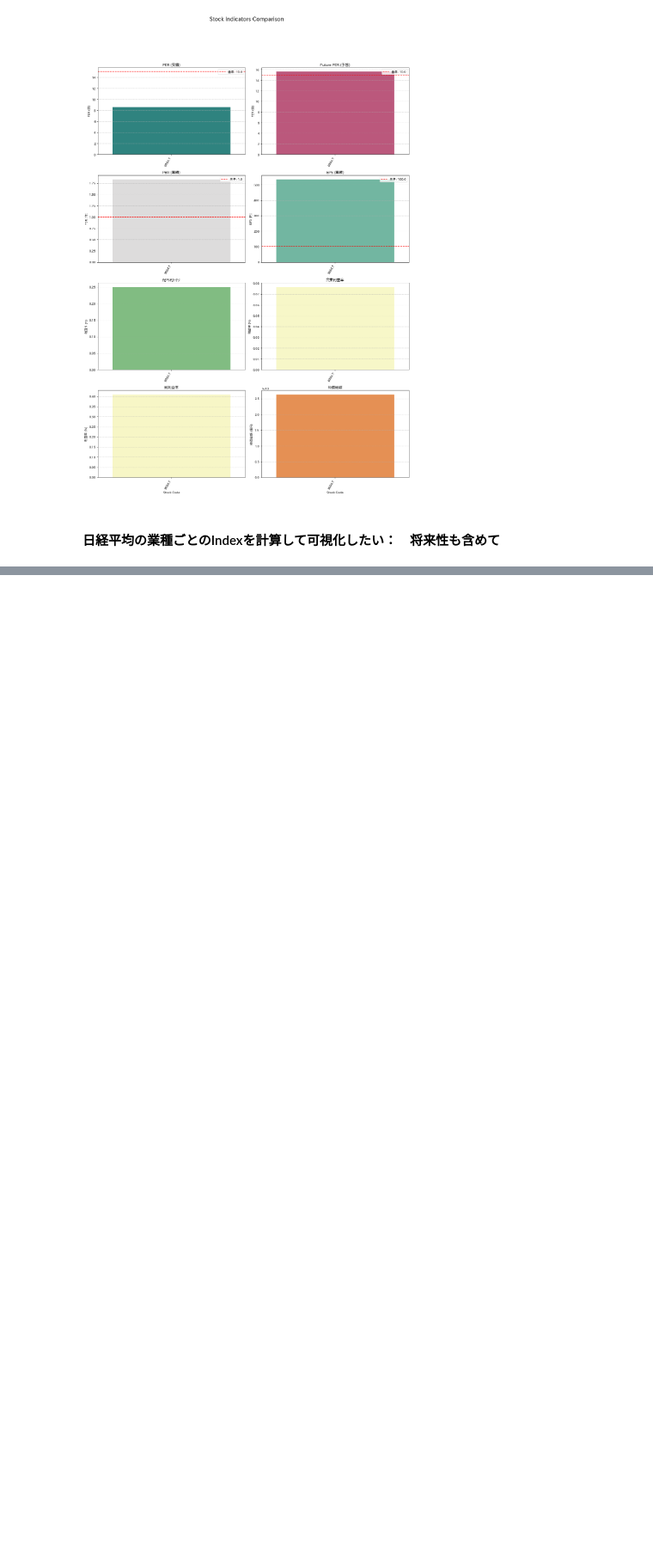
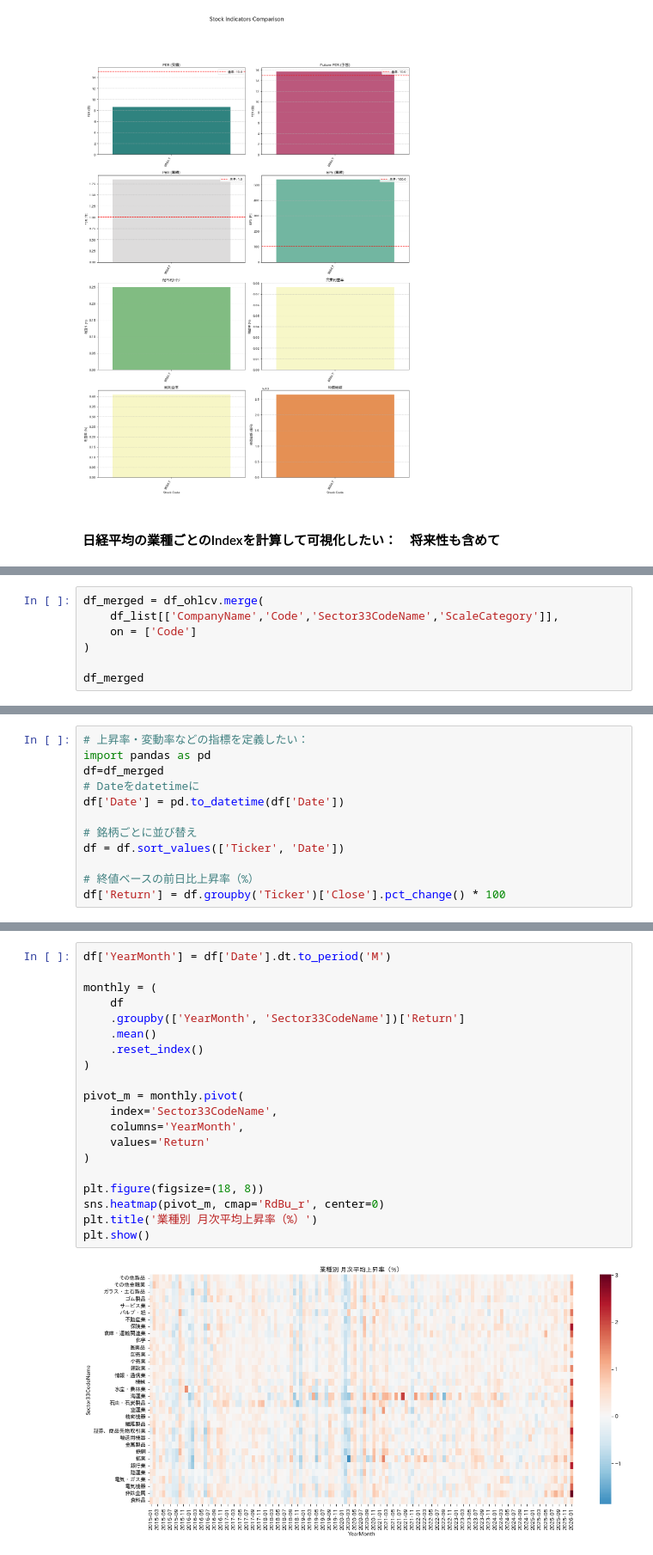
Before and after one commit to Kazuki-Yoshizawa7/Kazuki_module, a Jupyter notebook: Yfinance/02_yfinance.ipynb, the cells around one changed output, grey strips where cells are left out. Shown at 86% size. Cells and saved outputs as stored; diff of their text form; blank space fills up the shorter version.

```diff
--- a/Yfinance/02_yfinance.ipynb
+++ b/Yfinance/02_yfinance.ipynb
@@ -31,0 +159,7 @@ nikkei = yf.download("^N225", start="2020-01-01", end="2025-12-31")
+# %%
+df_merged = df_ohlcv.merge(
+    df_list[['CompanyName','Code','Sector33CodeName','ScaleCategory']],
+    on = ['Code']
+)
+
+df_merged
@@ -31,0 +190,12 @@ nikkei = yf.download("^N225", start="2020-01-01", end="2025-12-31")
+# %%
+# 上昇率・変動率などの指標を定義したい：
+import pandas as pd
+df=df_merged
+# Dateをdatetimeに
+df['Date'] = pd.to_datetime(df['Date'])
+
+# 銘柄ごとに並び替え
+df = df.sort_values(['Ticker', 'Date'])
+
+# 終値ベースの前日比上昇率（%）
+df['Return'] = df.groupby('Ticker')['Close'].pct_change() * 100
@@ -31,0 +215,22 @@ nikkei = yf.download("^N225", start="2020-01-01", end="2025-12-31")
+# %%
+df['YearMonth'] = df['Date'].dt.to_period('M')
+
+monthly = (
+    df
+    .groupby(['YearMonth', 'Sector33CodeName'])['Return']
+    .mean()
+    .reset_index()
+)
+
+pivot_m = monthly.pivot(
+    index='Sector33CodeName',
+    columns='YearMonth',
+    values='Return'
+)
+
+plt.figure(figsize=(18, 8))
+sns.heatmap(pivot_m, cmap='RdBu_r', center=0)
+plt.title('業種別 月次平均上昇率（%）')
+plt.show()
+# %% [output]
+[figure, added]
```
Also changed, not shown: parts of 46 cells of this notebook, 3 other files.
